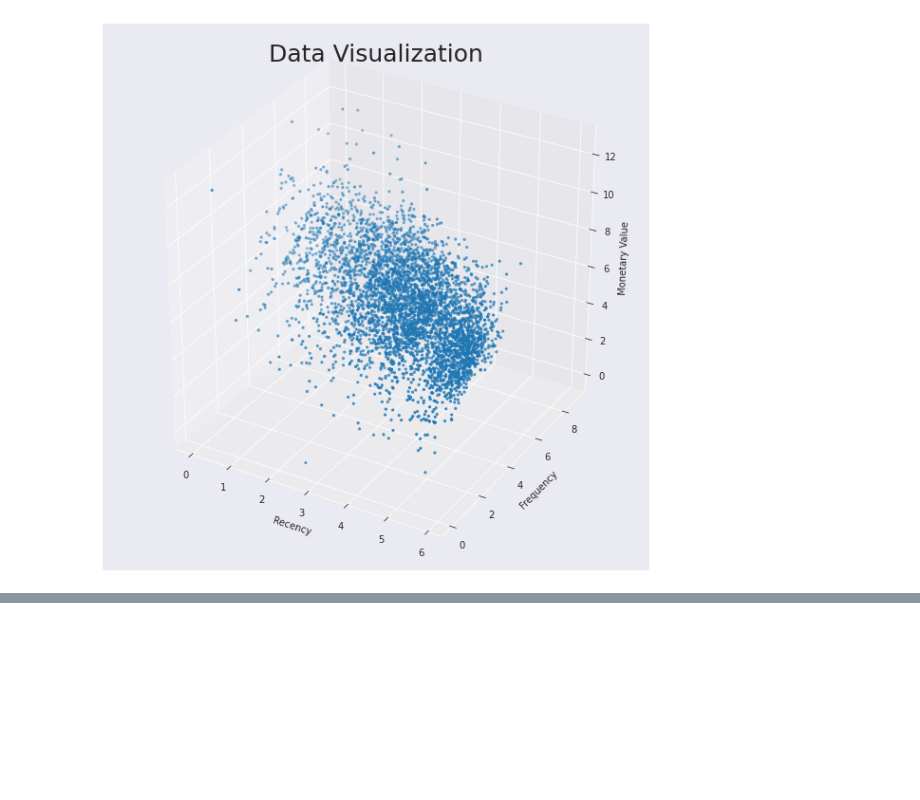
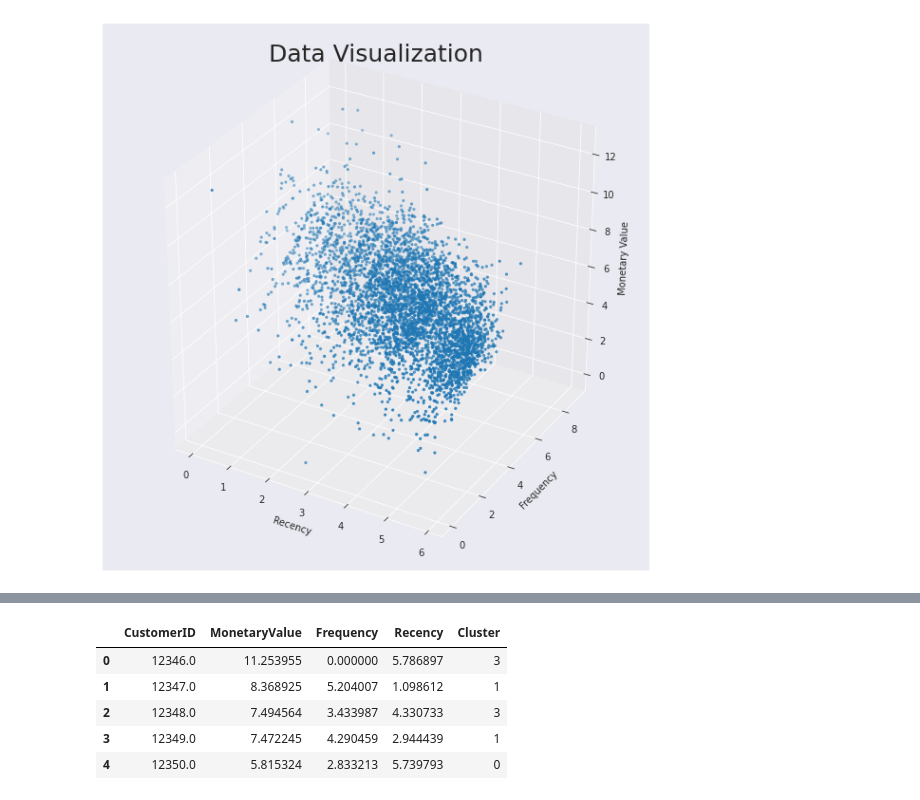
Before and after one commit to Pradip240/Customer-Segmentation, a Jupyter notebook: Online_Retail_Customer_Segmentation_Capstone_Project.ipynb, the cells around one changed output, grey strips where cells are left out. Saved outputs shown, nothing was run; the diff lists cells and outputs as text; code cells hidden in the pictures; blank space fills up the shorter version.

```diff
--- a/Online_Retail_Customer_Segmentation_Capstone_Project.ipynb
+++ b/Online_Retail_Customer_Segmentation_Capstone_Project.ipynb
@@ -398,0 +551,11 @@ Text(0.5, 0.92, 'Data Visualization')
+# %%
+# add cluster label to each data point
+customer_data['Cluster'] = cluster_labels
+customer_data.head()
+# %% [output]
+|  | CustomerID | MonetaryValue | Frequency | Recency | Cluster |
+| 0 | 12346.0 | 11.253955 | 0.000000 | 5.786897 | 3 |
+| 1 | 12347.0 | 8.368925 | 5.204007 | 1.098612 | 1 |
+| 2 | 12348.0 | 7.494564 | 3.433987 | 4.330733 | 3 |
+| 3 | 12349.0 | 7.472245 | 4.290459 | 2.944439 | 1 |
+| 4 | 12350.0 | 5.815324 | 2.833213 | 5.739793 | 0 |
```
Also changed, not shown: parts of 18 cells of this notebook.
